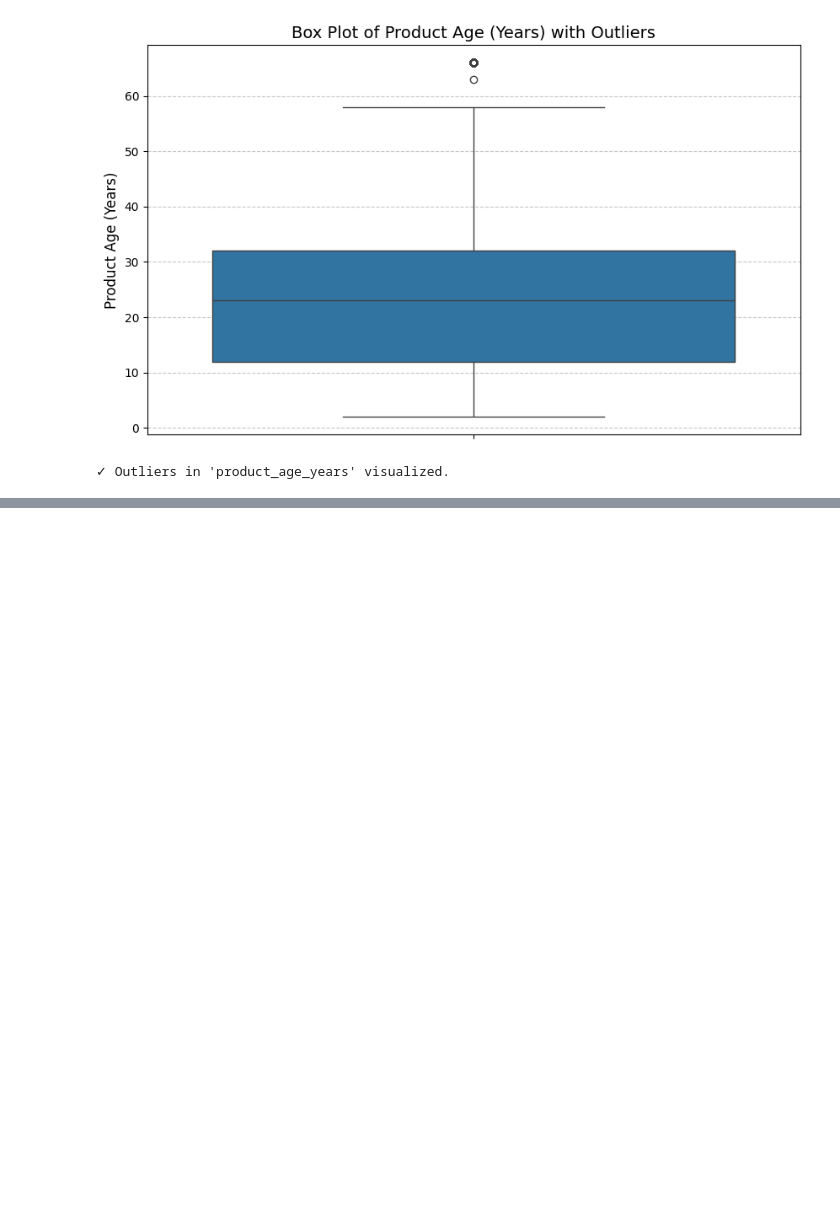
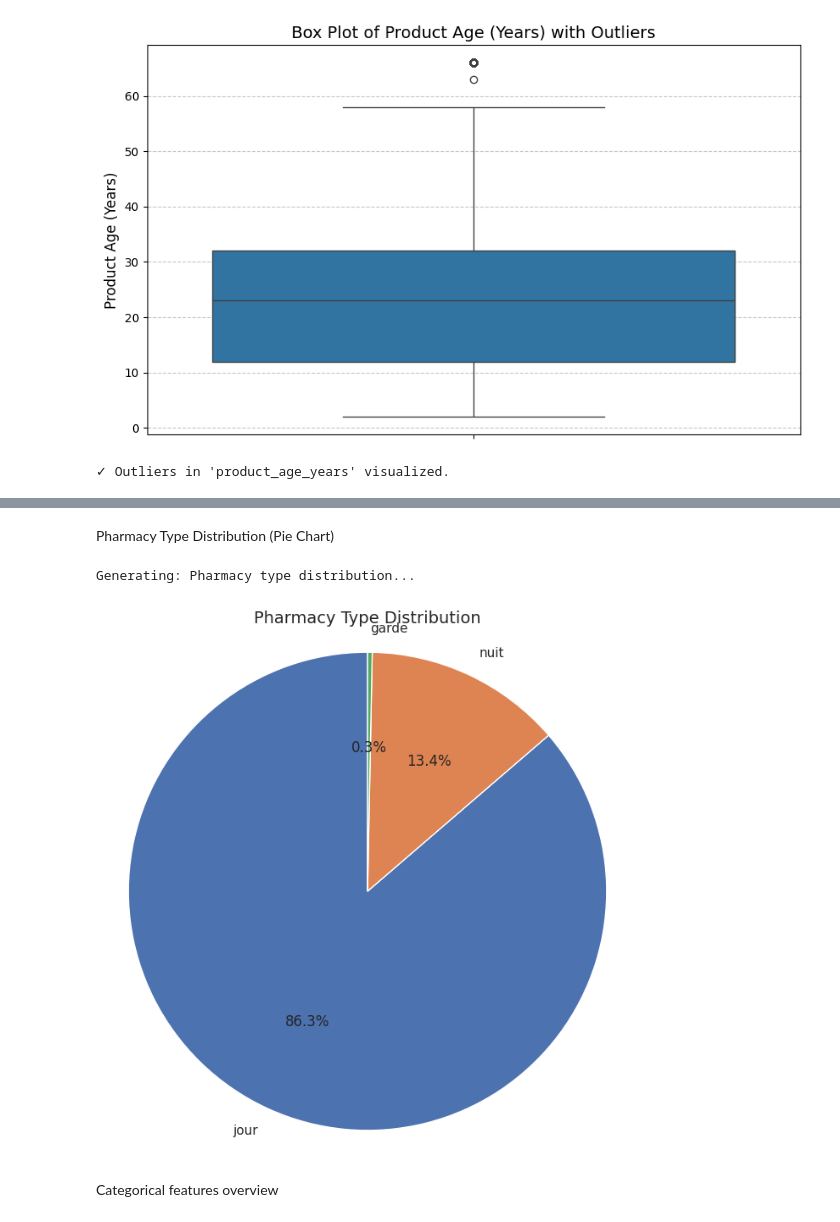
Before and after one commit to Amzilynn/PIDS-Cowin, a Jupyter notebook: PI_main.ipynb, the cells around one changed output, grey strips where cells are left out. Saved outputs shown, nothing was run; the diff lists cells and outputs as text; code cells hidden in the pictures; blank space fills up the shorter version.

```diff
--- a/PI_main.ipynb
+++ b/PI_main.ipynb
@@ -900,0 +1050,25 @@ Lower bound: -18.00, Upper bound: 62.00
+# %% [markdown]
+Pharmacy Type Distribution (Pie Chart)
+# %%
+print("Generating: Pharmacy type distribution...")
+
+pharmacy_type_counts = df_pharma["type"].value_counts() # Corrected column name to 'type'
+
+plt.figure(figsize=(8, 8))
+
+plt.pie(
+    pharmacy_type_counts,
+    labels=pharmacy_type_counts.index,
+    autopct="%1.1f%%",
+    startangle=90
+)
+
+plt.title("Pharmacy Type Distribution", fontsize=14)
+plt.axis("equal")  # Keeps pie circular
+
+plt.show()
+# %% [output]
+Generating: Pharmacy type distribution...
+[figure, added]
+# %% [markdown]
+Categorical features overview
```
Also changed, not shown: parts of 33 cells of this notebook.
